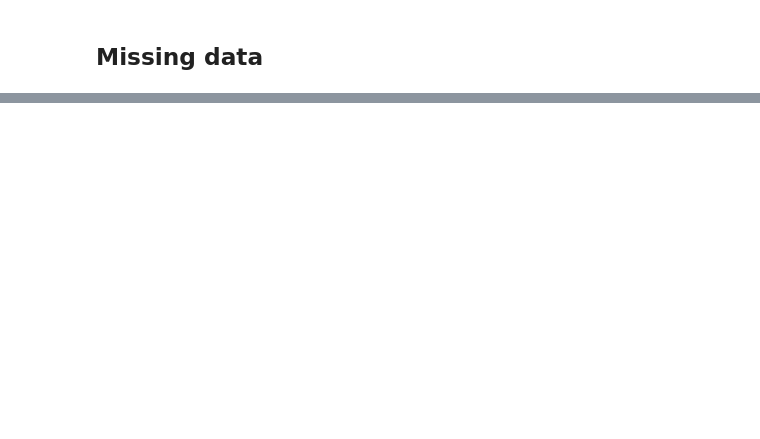
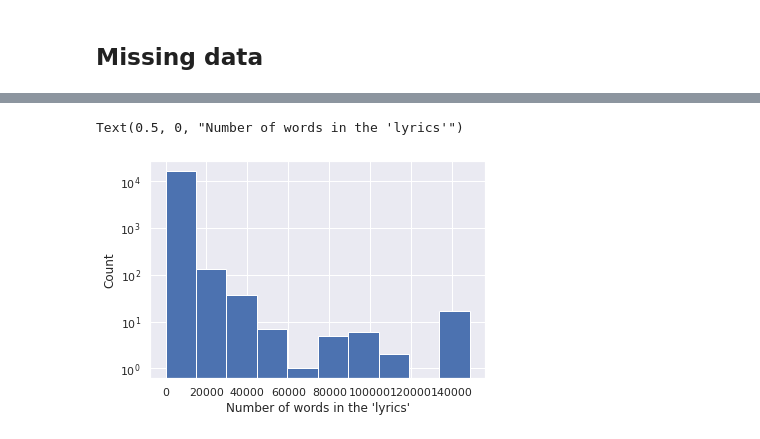
Before and after one commit to dauvillc/singles_topics_analysis, a Jupyter notebook: data_exploration.ipynb, the cells around one changed output, grey strips where cells are left out. Saved outputs shown, nothing was run; the diff lists cells and outputs as text; code cells hidden in the pictures; blank space fills up the shorter version.

```diff
--- a/data_exploration.ipynb
+++ b/data_exploration.ipynb
@@ -102,0 +119,3 @@ data.head()
+# %%
+# We discard the songs whose lyrics are missing
+lyrics_df = df[df['lyrics_state'] == 1].drop('lyrics_state', axis=1)
@@ -102,0 +133,10 @@ data.head()
+# %%
+def remove_Lyrics_line(lyrics):
+    """
+    Removes the beginning of a song lyrics until the "Lyrics" word is found.
+    """
+    pos = lyrics.find('Lyrics')
+    if pos != -1:
+        return lyrics[pos + 6:]
+# %%
+lyrics_df['lyrics'] = lyrics_df['lyrics'].apply(remove_Lyrics_line)
@@ -102,0 +146,9 @@ data.head()
+# %%
+lyrics_lengths = lyrics_df['lyrics'].apply(lambda text: len(text.split(' ')))
+# %%
+lyrics_lengths.hist(log=True)
+plt.ylabel("Count")
+plt.xlabel("Number of words in the 'lyrics'")
+# %% [output]
+Text(0.5, 0, "Number of words in the 'lyrics'")
+[figure, added]
```
Also changed, not shown: parts of 34 cells of this notebook.
